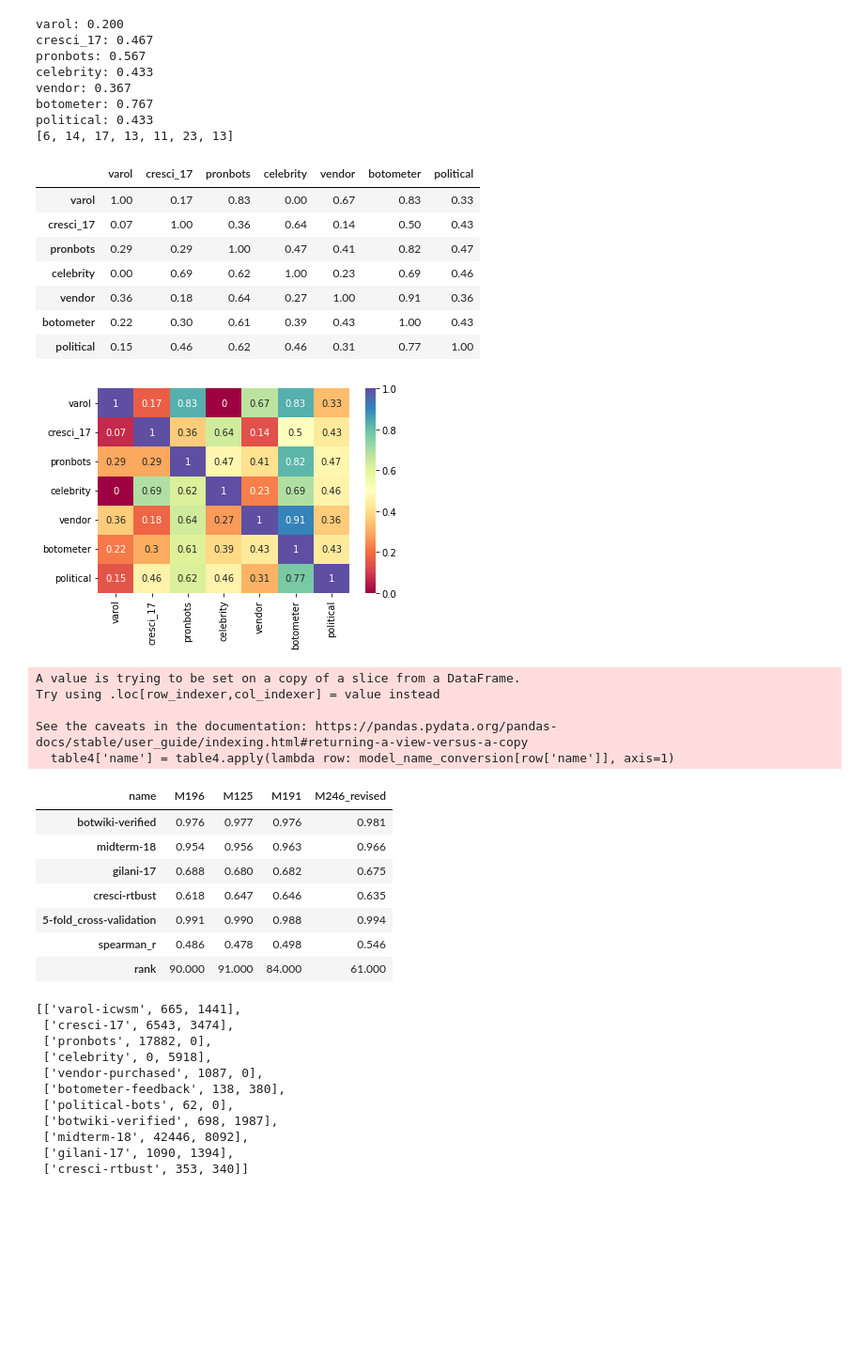
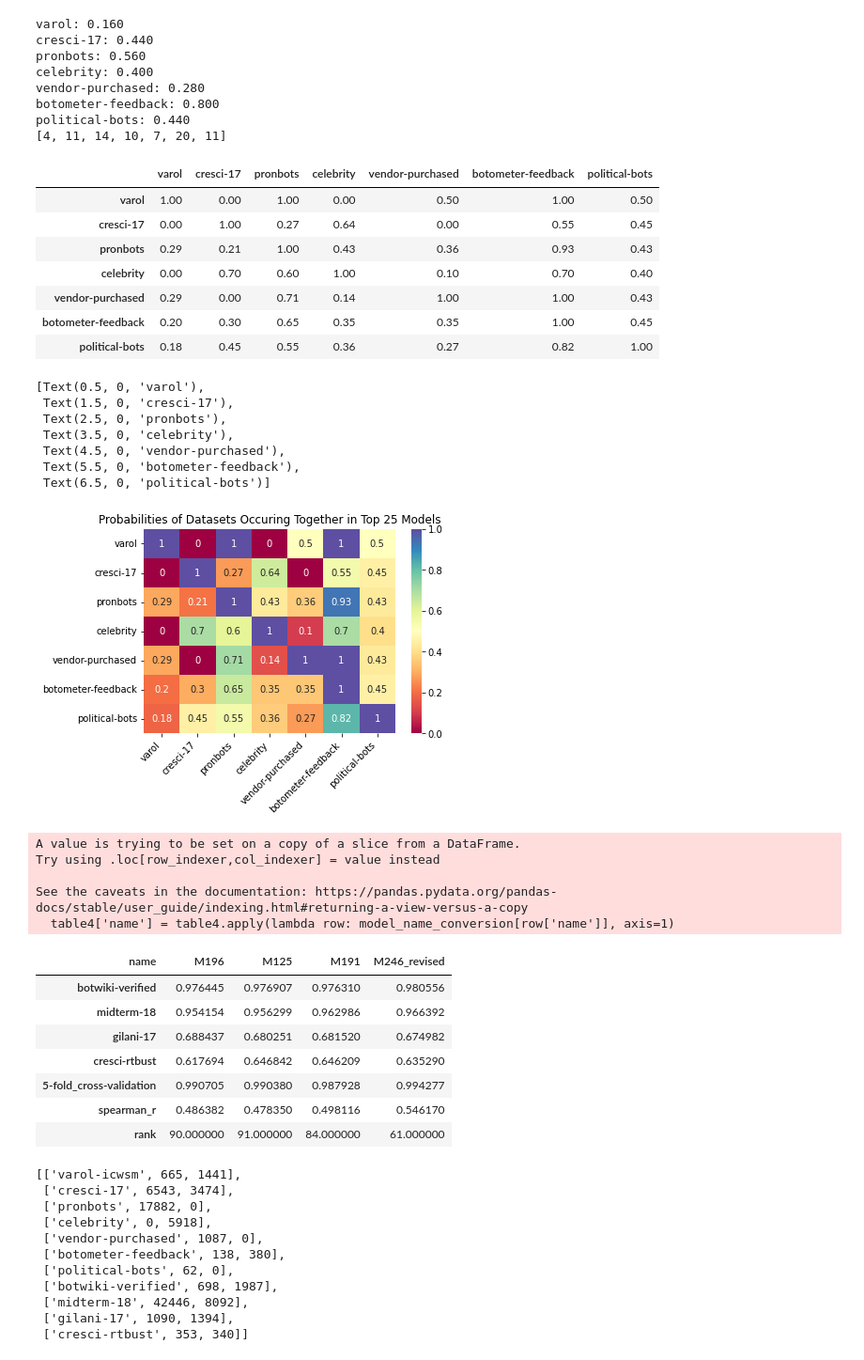
Before and after one commit to KatrinaLiqy/SocialBotDetection, a Jupyter notebook: DataAnalysis.ipynb, the cells around one changed output. Shown at 94% size. Saved outputs shown, nothing was run; the diff lists cells and outputs as text; code cells hidden in the pictures; blank space fills up the shorter version.

Commit message:
fixes to rounding and minor tweaks to fig4

```diff
--- a/DataAnalysis.ipynb
+++ b/DataAnalysis.ipynb
@@ -3,7 +3,8 @@ import os
 import pandas as pd
 
 #this directory contains the csv with all the models' metrics, and all tables generated in this notebook will go here
-results_path = "results/5_final_results/"
+results_path = "./results/5_final_results/"
+models_path = "./models/5_final_results/"
 # %%
 #load results
 results = pd.read_csv(os.path.join(results_path, "mean.csv"))
@@ -25,8 +26,5 @@ ranked_results = ranked_results.drop(labels=ranked_results.columns[7:],axis=1)
 
 #get the rank of the products (used for a lookup later)
 ranked_results["rank"] = rank_product.rank(ascending=True)
-
-#once rank is calculated, round all metrics for readability
-ranked_results = ranked_results.round(decimals=3)
 # %%
 #get the best n results
@@ -52,9 +57,9 @@ top_results
 # %%
-n = 30
+n = 25
 top_result_names = ranked_results.sort_values("rank").head(n)["name"]
 top_result_names
 
-dataset_list = ["varol", "cresci_17", "pronbots", "celebrity", "vendor", "botometer", "political"]
+dataset_list = ["varol", "cresci-17", "pronbots", "celebrity", "vendor-purchased", "botometer-feedback", "political-bots"]
 dataset_count = [0] * len(dataset_list)
 
 #given a dataset appearing in a row, what is the prob it appeared alongside the given column
@@ -76,28 +81,42 @@ print(dataset_count)
 conditional_table = conditional_prob.divide(dataset_count, axis='index').round(decimals=2)
 conditional_table
 # %% [output]
-varol: 0.200
-cresci_17: 0.467
-pronbots: 0.567
-celebrity: 0.433
-vendor: 0.367
-botometer: 0.767
-political: 0.433
-[6, 14, 17, 13, 11, 23, 13]
+varol: 0.160
+cresci-17: 0.440
+pronbots: 0.560
+celebrity: 0.400
+vendor-purchased: 0.280
+botometer-feedback: 0.800
+political-bots: 0.440
+[4, 11, 14, 10, 7, 20, 11]
-|  | varol | cresci_17 | pronbots | celebrity | vendor | botometer | political |
-| varol | 1.00 | 0.17 | 0.83 | 0.00 | 0.67 | 0.83 | 0.33 |
-| cresci_17 | 0.07 | 1.00 | 0.36 | 0.64 | 0.14 | 0.50 | 0.43 |
-| pronbots | 0.29 | 0.29 | 1.00 | 0.47 | 0.41 | 0.82 | 0.47 |
-| celebrity | 0.00 | 0.69 | 0.62 | 1.00 | 0.23 | 0.69 | 0.46 |
-| vendor | 0.36 | 0.18 | 0.64 | 0.27 | 1.00 | 0.91 | 0.36 |
-| botometer | 0.22 | 0.30 | 0.61 | 0.39 | 0.43 | 1.00 | 0.43 |
-| political | 0.15 | 0.46 | 0.62 | 0.46 | 0.31 | 0.77 | 1.00 |
+|  | varol | cresci-17 | pronbots | celebrity | vendor-purchased | botometer-feedback | political-bots |
+| varol | 1.00 | 0.00 | 1.00 | 0.00 | 0.50 | 1.00 | 0.50 |
+| cresci-17 | 0.00 | 1.00 | 0.27 | 0.64 | 0.00 | 0.55 | 0.45 |
+| pronbots | 0.29 | 0.21 | 1.00 | 0.43 | 0.36 | 0.93 | 0.43 |
+| celebrity | 0.00 | 0.70 | 0.60 | 1.00 | 0.10 | 0.70 | 0.40 |
+| vendor-purchased | 0.29 | 0.00 | 0.71 | 0.14 | 1.00 | 1.00 | 0.43 |
+| botometer-feedback | 0.20 | 0.30 | 0.65 | 0.35 | 0.35 | 1.00 | 0.45 |
+| political-bots | 0.18 | 0.45 | 0.55 | 0.36 | 0.27 | 0.82 | 1.00 |
 # %%
 import seaborn as sns
+import matplotlib.pyplot as plt
 
 graph = sns.heatmap(data=conditional_table, annot=True, cmap="Spectral")
+
+graph.set_title(f"Probabilities of Datasets Occuring Together in Top {n} Models")
+
+graph.set_xticklabels(graph.get_xticklabels(), rotation=45, horizontalalignment='right')
+
+#plt.xticks(rotation=45)
 # %% [output]
+[Text(0.5, 0, 'varol'),
+ Text(1.5, 0, 'cresci-17'),
+ Text(2.5, 0, 'pronbots'),
+ Text(3.5, 0, 'celebrity'),
+ Text(4.5, 0, 'vendor-purchased'),
+ Text(5.5, 0, 'botometer-feedback'),
+ Text(6.5, 0, 'political-bots')]
-[figure, old version]
+[figure, new version]
 # %%
 #get the ranks of the models in original table 4 for comparison
 lookup_names = ["M1101011", "M1101010", "M1101110", "M1111111"]
@@ -123,13 +142,13 @@ Try using .loc[row_indexer,col_indexer] = value instead
 See the caveats in the documentation: https://pandas.pydata.org/pandas-docs/stable/user_guide/indexing.html#returning-a-view-versus-a-copy
   table4['name'] = table4.apply(lambda row: model_name_conversion[row['name']], axis=1)
 | name | M196 | M125 | M191 | M246_revised |
-| botwiki-verified | 0.976 | 0.977 | 0.976 | 0.981 |
-| midterm-18 | 0.954 | 0.956 | 0.963 | 0.966 |
-| gilani-17 | 0.688 | 0.680 | 0.682 | 0.675 |
-| cresci-rtbust | 0.618 | 0.647 | 0.646 | 0.635 |
-| 5-fold_cross-validation | 0.991 | 0.990 | 0.988 | 0.994 |
-| spearman_r | 0.486 | 0.478 | 0.498 | 0.546 |
-| rank | 90.000 | 91.000 | 84.000 | 61.000 |
+| botwiki-verified | 0.976445 | 0.976907 | 0.976310 | 0.980556 |
+| midterm-18 | 0.954154 | 0.956299 | 0.962986 | 0.966392 |
+| gilani-17 | 0.688437 | 0.680251 | 0.681520 | 0.674982 |
+| cresci-rtbust | 0.617694 | 0.646842 | 0.646209 | 0.635290 |
+| 5-fold_cross-validation | 0.990705 | 0.990380 | 0.987928 | 0.994277 |
+| spearman_r | 0.486382 | 0.478350 | 0.498116 | 0.546170 |
+| rank | 90.000000 | 91.000000 | 84.000000 | 61.000000 |
 # %%
 # Seven training datasets
 dataset_path = "data_csv/final"
```
Also changed, not shown: parts of 7 cells of this notebook.
